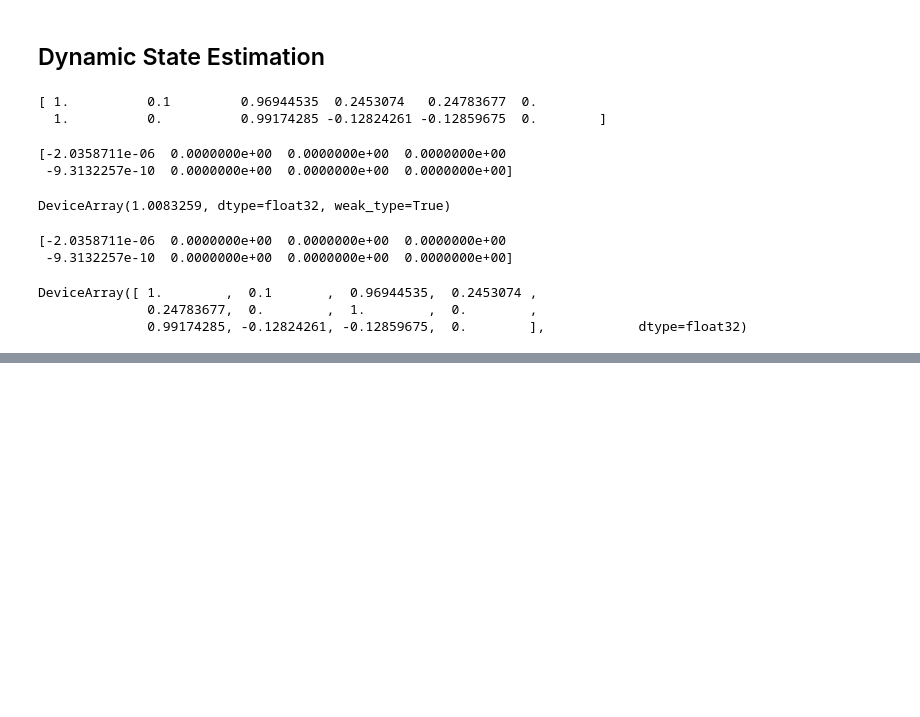
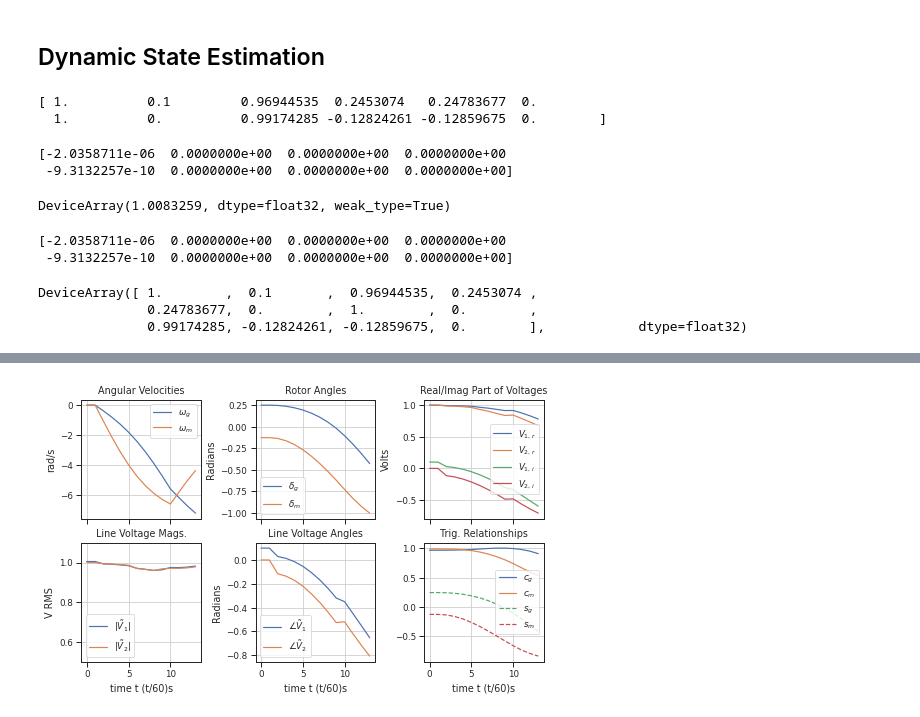
Before and after one commit to samtalki/ece6374_project2, a Jupyter notebook: Project 2.ipynb, the cells around one changed output, grey strips where cells are left out. Cells and saved outputs as stored; diff of their text form; code cells hidden in the pictures; blank space fills up the shorter version.

```diff
--- a/Project 2.ipynb
+++ b/Project 2.ipynb
@@ -310,0 +331,17 @@ stds
+# %%
+measurements = jnp.array([
+    [1.000, 0.100, 1.000, 0.000, 0.750, 0.000, -0.750, 0.000, -0.750, 0.000, 0.750, 0.000, 0.000, 0.000],
+    [1.000, 0.100, 1.000, 0.000, 0.750, 0.000, -0.750, 0.000, -0.750, 0.000, 0.750, 0.000, 0.000, 0.000],
+    [0.993, 0.030, 0.987, -0.114, 1.079, -0.041, -1.079, 0.041, -1.079, 0.041, 0.141, 0.068, -0.392, -1.092],
+    [0.991, 0.013, 0.983, -0.135, 1.111, -0.060, -1.111, 0.060, -1.111, 0.060, 0.177, 0.068, -0.811, -2.146],
+    [0.988, -0.014, 0.975, -0.169, 1.160, -0.095, -1.160, 0.095, -1.160, 0.095, 0.233, 0.065, -1.278, -3.125],
+    [0.982, -0.052, 0.963, -0.215, 1.219, -0.148, -1.219, 0.148, -1.219, 0.148, 0.305, 0.056, -1.813, -4.001],
+    [0.915, -0.185, 0.944, -0.271, 1.257, -0.333, -1.281, 0.222,  -1.257, 0.333, 0.384, 0.036, -2.425, -4.757],
+    [0.942, -0.242, 0.918, -0.337, 1.302, -0.433, -1.335, 0.318, -1.302, 0.433, 0.464, 0.002, -3.118, -5.387],
+    [0.918, -0.307, 0.883, -0.409, 1.329, -0.554, -1.372, 0.436,  -1.329, 0.554, 0.534, -0.047, -3.888, -5.896],
+    [0.915, -0.302, 0.838, -0.487, 1.382, -0.572, -1.382, 0.572,  -1.382, 0.572, 0.586, -0.110, -4.723, -6.300],
+    [0.916, -0.334, 0.844, -0.482, 1.106, -0.538, -1.106, 0.538,  -1.106, 0.538, 1.106, -0.538, -5.609, -6.622],
+    [0.877, -0.424, 0.790, -0.565, 1.055, -0.652, -1.055, 0.652, -1.055, 0.652, 1.055, -0.652, -6.175, -5.836],
+    [0.832, -0.512, 0.734, -0.640, 0.959, -0.735, -0.959, 0.735, -0.959, 0.735, 0.959, -0.735, -6.730, -5.067],
+    [0.780, -0.597, 0.676, -0.707, 0.828, -0.778, -0.828, 0.778, -0.828, 0.778, 0.828, -0.778, -7.226, -4.377]
+])
@@ -310,0 +412,66 @@ stds
+# %%
+figscale = 2
+fig,axes = plt.subplots(nrows=2,ncols=3,figsize=(figscale*3.5,figscale*3.5/1.61828),constrained_layout=True,sharex=True)
+axes[1,0].set_xlabel("time t (t/60)s")
+axes[1,1].set_xlabel("time t (t/60)s")
+axes[1,2].set_xlabel("time t (t/60)s")
+
+
+#Generator and motor speed
+axes[0,0].plot([p2.omegag(x) for x in X],label="$\omega_g$")
+axes[0,0].plot([p2.omegam(x) for x in X],label="$\omega_m$")
+axes[0,0].legend()
+axes[0,0].set_title("Angular Velocities")
+axes[0,0].set_ylabel("rad/s")
+axes[0,0].grid()
+
+#Deltas
+axes[0,1].plot([p2.deltag(x) for x in X],label="$\delta_g$")
+axes[0,1].plot([p2.deltam(x) for x in X],label="$\delta_m$")
+axes[0,1].legend()
+axes[0,1].set_title("Rotor Angles")
+axes[0,1].set_ylabel("Radians")
+axes[0,1].grid()
+
+#Voltages
+axes[0,2].plot([p2.v1r(x) for x in X],label="$V_{1,r}$")
+axes[0,2].plot([p2.v2r(x) for x in X],label="$V_{2,r}$")
+axes[0,2].plot([p2.v1i(x) for x in X],label="$V_{1,i}$")
+axes[0,2].plot([p2.v2i(x) for x in X],label="$V_{2,i}$")
+axes[0,2].legend()
+axes[0,2].set_title("Real/Imag Part of Voltages")
+axes[0,2].set_ylabel("Volts")
+axes[0,2].grid()
+
+#Voltage mags
+axes[1,0].plot([jnp.abs(p2.v1r(x) + p2.v1i(x)*1j) for x in X],label=r"$|\tilde{V}_1|$")
+axes[1,0].plot([jnp.abs(p2.v2r(x) + p2.v2i(x)*1j) for x in X],label=r"$|\tilde{V}_{2}|$")
+axes[1,0].set_ylabel("V RMS")
+axes[1,0].set_title("Line Voltage Mags.")
+axes[1,0].set_ylim(0.5,1.1)
+axes[1,0].legend()
+axes[1,0].grid()
+
+#Voltage angles
+axes[1,1].plot([jnp.angle(p2.v1r(x) + p2.v1i(x)*1j) for x in X],label=r"$\angle\tilde{V}_1$")
+axes[1,1].plot([jnp.angle(p2.v2r(x) + p2.v2i(x)*1j)for x in X],label=r"$\angle\tilde{V}_{2}$")
+axes[1,1].set_ylabel("Radians")
+axes[1,1].legend()
+axes[1,1].grid()
+axes[1,1].set_title("Line Voltage Angles")
+
+
+#Voltage angles
+axes[1,2].grid()
+axes[1,2].plot([p2.cg(x) for x in X],label=r'$c_g$')
+axes[1,2].plot([p2.cm(x) for x in X],label=r'$c_m$')
+axes[1,2].plot([p2.sg(x) for x in X],'--',label=r'$s_g$')
+axes[1,2].plot([p2.sm(x) for x in X],'--',label=r'$s_m$')
+axes[1,2].set_title("Trig. Relationships")
+axes[1,2].legend()
+
+
+#save
+plt.savefig("Figures/results_v2.png",dpi=400)
+# %% [output]
+[figure, added]
```
Also changed, not shown: parts of 29 cells of this notebook, 3 other files.
